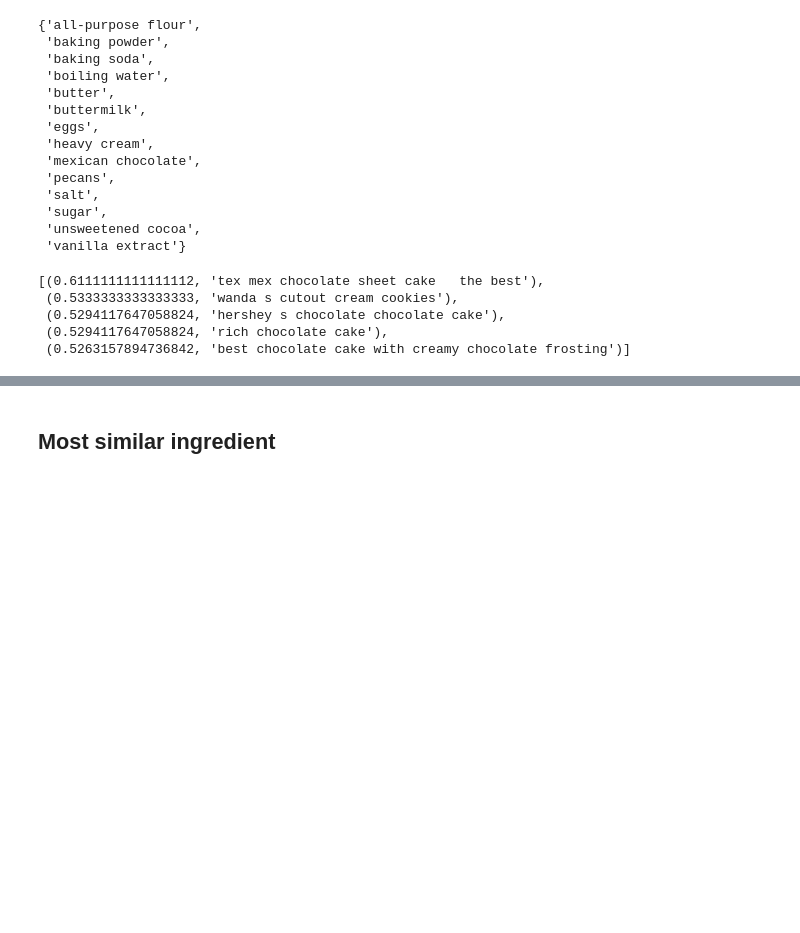
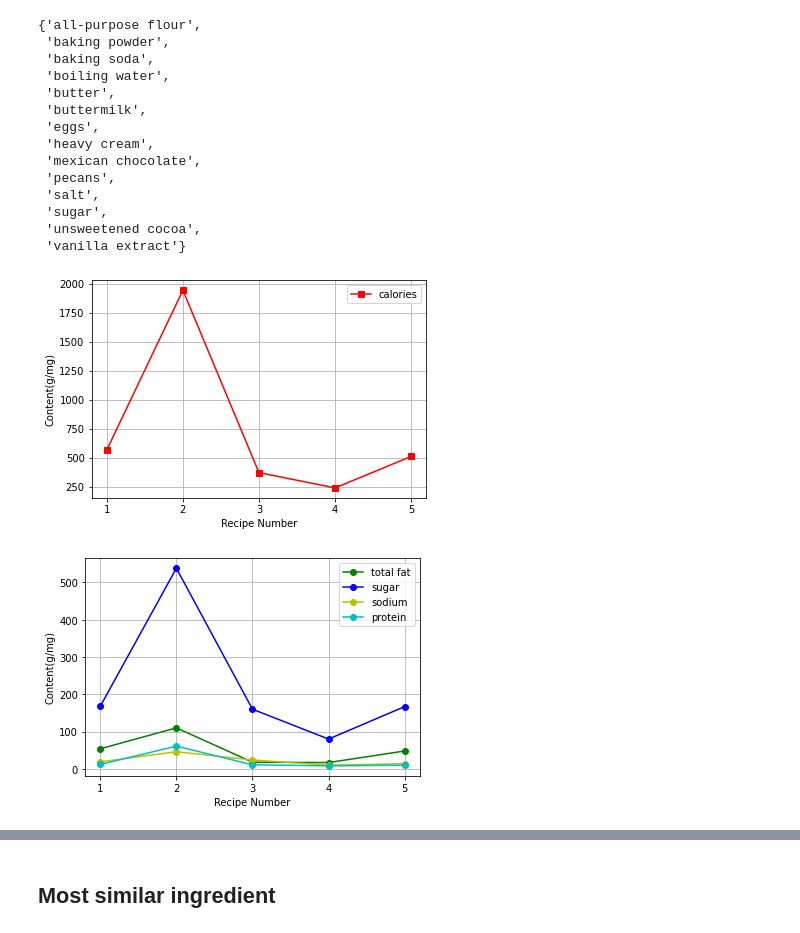
Before and after one commit to michaelbaluja/ECE143_WI22_FinalProject_Group14, a Jupyter notebook: notebooks/Recipe recommendation based on ingredients.ipynb, the cells around one changed output, grey strips where cells are left out. Cells and saved outputs as stored; diff of their text form; code cells hidden in the pictures; blank space fills up the shorter version.

```diff
--- a/notebooks/Recipe recommendation based on ingredients.ipynb
+++ b/notebooks/Recipe recommendation based on ingredients.ipynb
@@ -89,10 +89,41 @@ iPerR['tex mex chocolate sheet cake   the best']
  'unsweetened cocoa',
  'vanilla extract'}
 # %%
-mostSimilar_recipe(query)
+theList = mostSimilar_recipe(query)
-# %% [output]
-[(0.6111111111111112, 'tex mex chocolate sheet cake   the best'),
- (0.5333333333333333, 'wanda s cutout cream cookies'),
- (0.5294117647058824, 'hershey s chocolate chocolate cake'),
- (0.5294117647058824, 'rich chocolate cake'),
- (0.5263157894736842, 'best chocolate cake with creamy chocolate frosting')]
+# %%
+list1 = eval(f.iloc[f[f.name == theList[0][1]].index.tolist()[0]]["nutrition"])
+list2 = eval(f.iloc[f[f.name == theList[1][1]].index.tolist()[0]]["nutrition"])
+list3 = eval(f.iloc[f[f.name == theList[2][1]].index.tolist()[0]]["nutrition"])
+list4 = eval(f.iloc[f[f.name == theList[3][1]].index.tolist()[0]]["nutrition"])
+list5 = eval(f.iloc[f[f.name == theList[4][1]].index.tolist()[0]]["nutrition"])
+
+x = [1, 2, 3, 4, 5]
+k1 = [list1[0], list2[0], list3[0], list4[0], list5[0]]
+plt.plot(x, k1, 's-', color='r', label="calories")
+plt.xticks(x)
+plt.xlabel("Recipe Number")
+plt.ylabel("Content(g/mg)")
+plt.legend(loc="best")
+plt.grid()
+plt.savefig("Recipe number vs. Calories.jpg")
+plt.show()
+
+x = [1, 2, 3, 4, 5]
+k2 = [list1[1],list2[1],list3[1],list4[1],list5[1]]
+k3 = [list1[2],list2[2],list3[2],list4[2],list5[2]]
+k4 = [list1[3],list2[3],list3[3],list4[3],list5[3]]
+k5 = [list1[4],list2[4],list3[4],list4[4],list5[4]]
+plt.xticks(x)
+plt.plot(x,k2,'o-',color = 'g',label="total fat")
+plt.plot(x,k3,'o-',color = 'b',label="sugar")
+plt.plot(x,k4,'o-',color = 'y',label="sodium")
+plt.plot(x,k5,'o-',color = 'c',label="protein")
+plt.xlabel("Recipe Number")
+plt.ylabel("Content(g/mg)")
+plt.legend(loc="best")
+plt.grid()
+plt.savefig("Recipe number vs. content.jpg")
+plt.show()
+# %% [output]
+[figure, added]
+[figure, added]
```
Also changed, not shown: parts of 1 cell of this notebook, 4 other files.
